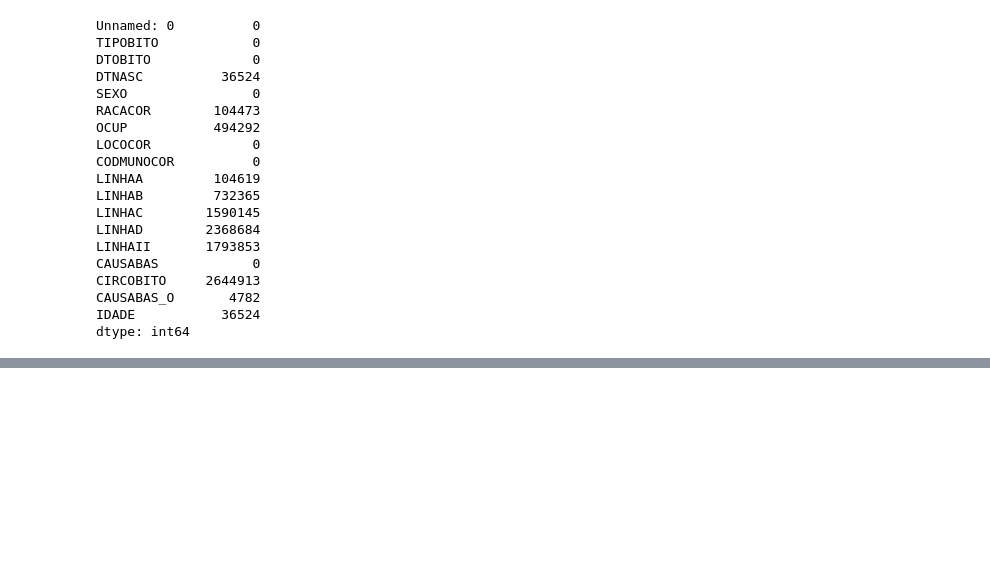
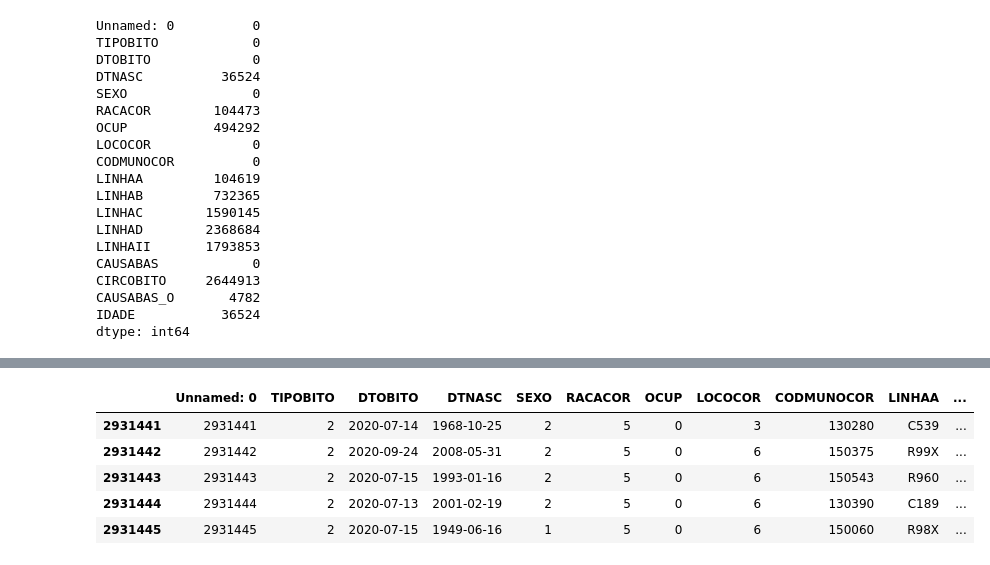
Before and after one commit to drianc/TCC-PUC-MINAS, a Jupyter notebook: TCC_Ciencia_Dados_PUC_Minas.ipynb, the cells around one changed output, grey strips where cells are left out. Cells and saved outputs as stored; diff of their text form; code cells hidden in the pictures; blank space fills up the shorter version.

```diff
--- a/TCC_Ciencia_Dados_PUC_Minas.ipynb
+++ b/TCC_Ciencia_Dados_PUC_Minas.ipynb
@@ -23,3 +25,10 @@ import numpy as np
+# %%
+#Configuração da apresentação do dataframe
+pd.set_option('display.max_rows',1000)
+pd.set_option('display.max_columns',500)
+pd.set_option('display.width',1000)
+pd.set_option('display.precision',4)
+pd.set_option('display.expand_frame_repr',False)
 # %%
 #Sistema de Informação sobre Mortalidade – SIM (1979 a 2019)
 #Fonte: Sistema de Informação sobre Mortalidade – SIM (1979 a 2019)
@@ -294,2 +348,12 @@ df_mortes_original.head(5)
+# %%
+#cinco ultimos registros
+df_mortes_original.tail(5)
+# %% [output]
+|  | Unnamed: 0 | TIPOBITO | DTOBITO | DTNASC | SEXO | RACACOR | OCUP | LOCOCOR | CODMUNOCOR | LINHAA | ... |
+| 2931441 | 2931441 | 2 | 2020-07-14 | 1968-10-25 | 2 | 5 | 0 | 3 | 130280 | C539 | ... |
+| 2931442 | 2931442 | 2 | 2020-09-24 | 2008-05-31 | 2 | 5 | 0 | 6 | 150375 | R99X | ... |
+| 2931443 | 2931443 | 2 | 2020-07-15 | 1993-01-16 | 2 | 5 | 0 | 6 | 150543 | R960 | ... |
+| 2931444 | 2931444 | 2 | 2020-07-13 | 2001-02-19 | 2 | 5 | 0 | 6 | 130390 | C189 | ... |
+| 2931445 | 2931445 | 2 | 2020-07-15 | 1949-06-16 | 1 | 5 | 0 | 6 | 150060 | R98X | ... |
 # %%
 df_mortes_original.isnull().sum()
```
Also changed, not shown: parts of 30 cells of this notebook.
